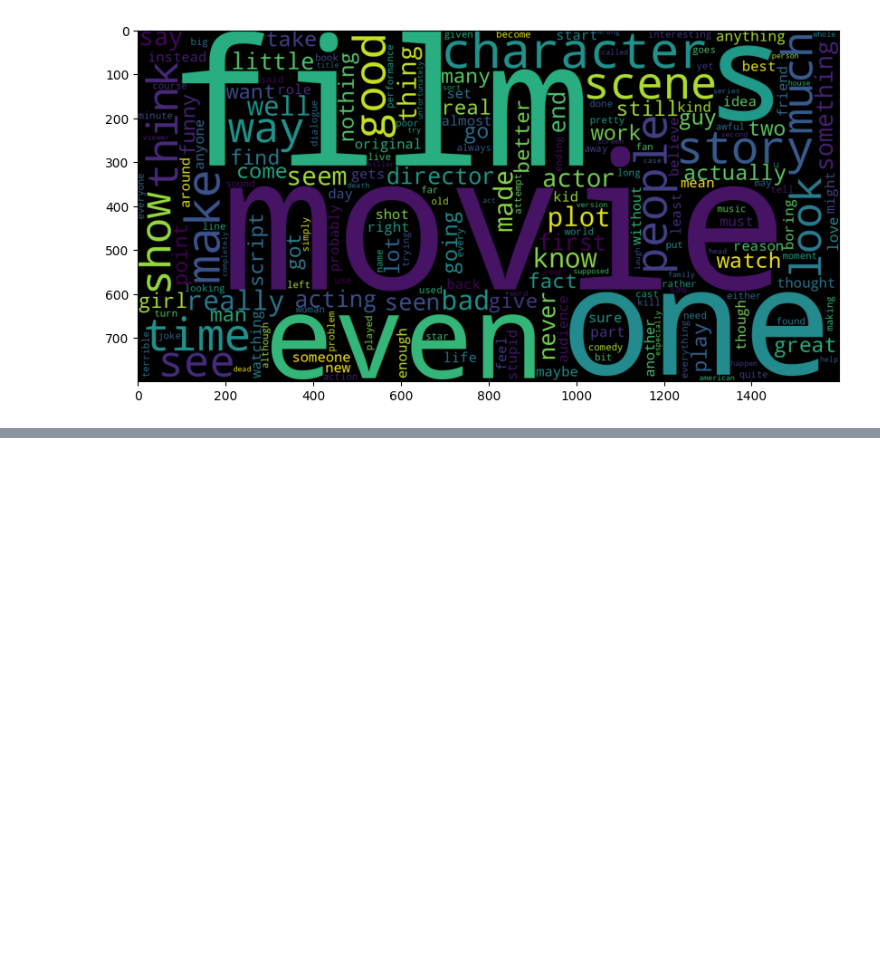
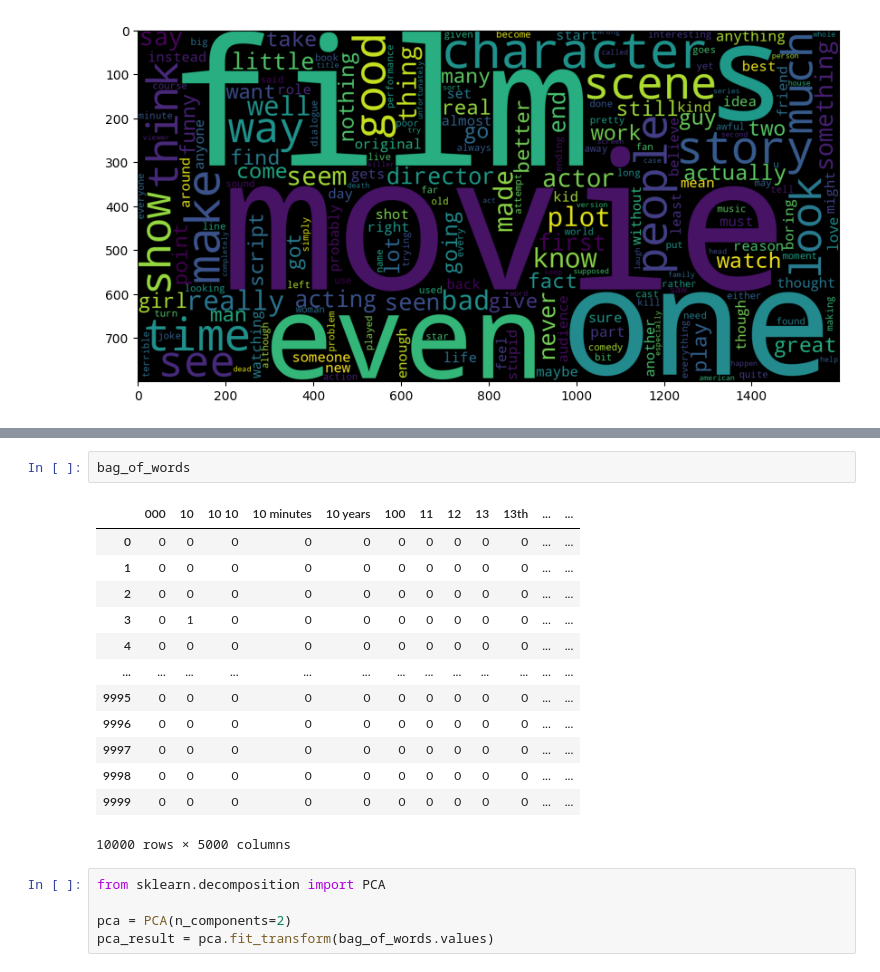
Before and after one commit to adilkamal2478/Adil_Pandas_campusx, a Jupyter notebook: Pandas_my_notes_on_nlp_data.ipynb, the cells around one changed output, grey strips where cells are left out. Drawn from its saved outputs; the diff is of its cells as text; blank space fills up the shorter version.

```diff
--- a/Pandas_my_notes_on_nlp_data.ipynb
+++ b/Pandas_my_notes_on_nlp_data.ipynb
@@ -546,0 +554,21 @@ plt.imshow(wc)
+# %%
+bag_of_words
+# %% [output]
+|  | 000 | 10 | 10 10 | 10 minutes | 10 years | 100 | 11 | 12 | 13 | 13th | ... | ... |
+| 0 | 0 | 0 | 0 | 0 | 0 | 0 | 0 | 0 | 0 | 0 | ... | ... |
+| 1 | 0 | 0 | 0 | 0 | 0 | 0 | 0 | 0 | 0 | 0 | ... | ... |
+| 2 | 0 | 0 | 0 | 0 | 0 | 0 | 0 | 0 | 0 | 0 | ... | ... |
+| 3 | 0 | 1 | 0 | 0 | 0 | 0 | 0 | 0 | 0 | 0 | ... | ... |
+| 4 | 0 | 0 | 0 | 0 | 0 | 0 | 0 | 0 | 0 | 0 | ... | ... |
+| ... | ... | ... | ... | ... | ... | ... | ... | ... | ... | ... | ... | ... |
+| 9995 | 0 | 0 | 0 | 0 | 0 | 0 | 0 | 0 | 0 | 0 | ... | ... |
+| 9996 | 0 | 0 | 0 | 0 | 0 | 0 | 0 | 0 | 0 | 0 | ... | ... |
+| 9997 | 0 | 0 | 0 | 0 | 0 | 0 | 0 | 0 | 0 | 0 | ... | ... |
+| 9998 | 0 | 0 | 0 | 0 | 0 | 0 | 0 | 0 | 0 | 0 | ... | ... |
+| 9999 | 0 | 0 | 0 | 0 | 0 | 0 | 0 | 0 | 0 | 0 | ... | ... |
+10000 rows × 5000 columns
+# %%
+from sklearn.decomposition import PCA
+
+pca = PCA(n_components=2)
+pca_result = pca.fit_transform(bag_of_words.values)
```
Also changed, not shown: parts of 3 cells of this notebook.
